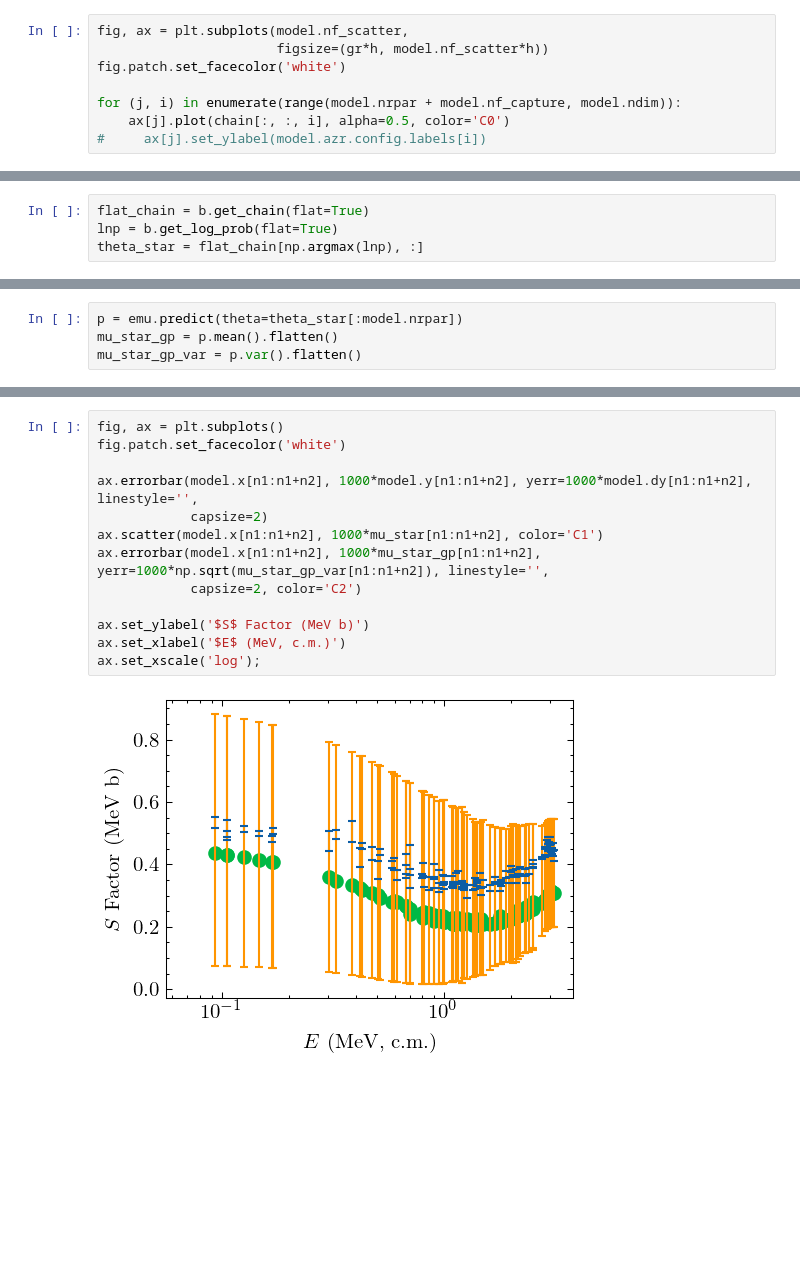
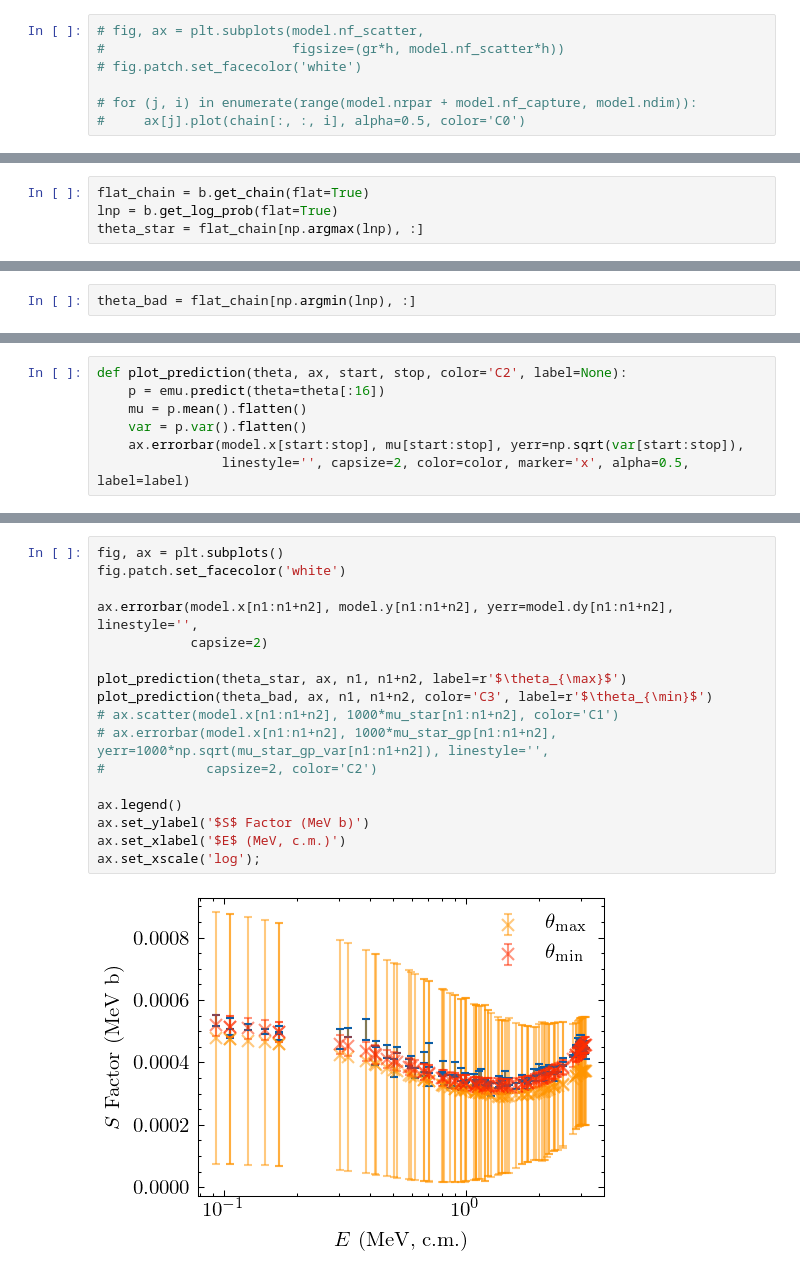
Before and after one commit to odell/r-matrix-emulation, a Jupyter notebook: 3he4he/Analyze.ipynb, the cells around one changed output, grey strips where cells are left out. Drawn from its saved outputs; the diff is of its cells as text; blank space fills up the shorter version.

Commit message:
Studies the failure of the GP-generated MCMC chain.

```diff
--- a/3he4he/Analyze.ipynb
+++ b/3he4he/Analyze.ipynb
@@ -65,8 +66,7 @@ for (j, i) in enumerate(range(model.nrpar, model.nrpar + model.nf_capture)):
 # %%
-fig, ax = plt.subplots(model.nf_scatter,
-                       figsize=(gr*h, model.nf_scatter*h))
-fig.patch.set_facecolor('white')
+# fig, ax = plt.subplots(model.nf_scatter,
+#                        figsize=(gr*h, model.nf_scatter*h))
+# fig.patch.set_facecolor('white')
 
-for (j, i) in enumerate(range(model.nrpar + model.nf_capture, model.ndim)):
-    ax[j].plot(chain[:, :, i], alpha=0.5, color='C0')
-#     ax[j].set_ylabel(model.azr.config.labels[i])
+# for (j, i) in enumerate(range(model.nrpar + model.nf_capture, model.ndim)):
+#     ax[j].plot(chain[:, :, i], alpha=0.5, color='C0')
@@ -81,0 +88,2 @@ theta_star = flat_chain[np.argmax(lnp), :]
+# %%
+theta_bad = flat_chain[np.argmin(lnp), :]
@@ -84,7 +135,10 @@ mu_star = model.calculate_norm(theta_star)
-# %%
-p = emu.predict(theta=theta_star[:model.nrpar])
-mu_star_gp = p.mean().flatten()
-mu_star_gp_var = p.var().flatten()
+# %%
+def plot_prediction(theta, ax, start, stop, color='C2', label=None):
+    p = emu.predict(theta=theta[:16])
+    mu = p.mean().flatten()
+    var = p.var().flatten()
+    ax.errorbar(model.x[start:stop], mu[start:stop], yerr=np.sqrt(var[start:stop]),
+                linestyle='', capsize=2, color=color, marker='x', alpha=0.5, label=label)
 # %%
 fig, ax = plt.subplots()
 fig.patch.set_facecolor('white')
@@ -100,18 +159,22 @@ ax.set_xlabel('$E$ (MeV, c.m.)');
 # %%
 fig, ax = plt.subplots()
 fig.patch.set_facecolor('white')
 
-ax.errorbar(model.x[n1:n1+n2], 1000*model.y[n1:n1+n2], yerr=1000*model.dy[n1:n1+n2], linestyle='',
+ax.errorbar(model.x[n1:n1+n2], model.y[n1:n1+n2], yerr=model.dy[n1:n1+n2], linestyle='',
             capsize=2)
-ax.scatter(model.x[n1:n1+n2], 1000*mu_star[n1:n1+n2], color='C1')
-ax.errorbar(model.x[n1:n1+n2], 1000*mu_star_gp[n1:n1+n2], yerr=1000*np.sqrt(mu_star_gp_var[n1:n1+n2]), linestyle='',
-            capsize=2, color='C2')
 
+plot_prediction(theta_star, ax, n1, n1+n2, label=r'$\theta_{\max}$')
+plot_prediction(theta_bad, ax, n1, n1+n2, color='C3', label=r'$\theta_{\min}$')
+# ax.scatter(model.x[n1:n1+n2], 1000*mu_star[n1:n1+n2], color='C1')
+# ax.errorbar(model.x[n1:n1+n2], 1000*mu_star_gp[n1:n1+n2], yerr=1000*np.sqrt(mu_star_gp_var[n1:n1+n2]), linestyle='',
+#             capsize=2, color='C2')
+
+ax.legend()
 ax.set_ylabel('$S$ Factor (MeV b)')
 ax.set_xlabel('$E$ (MeV, c.m.)')
 ax.set_xscale('log');
 # %% [output]
-[figure, old version]
+[figure, new version]
 # %%
 fig, ax = plt.subplots()
 fig.patch.set_facecolor('white')
```
Also changed, not shown: parts of 19 cells of this notebook, 3 other files.
